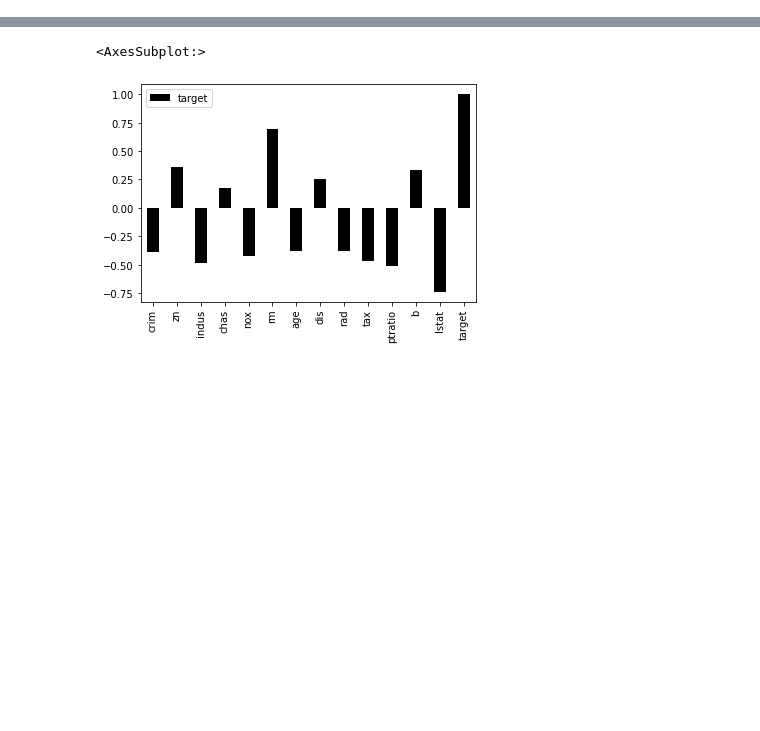
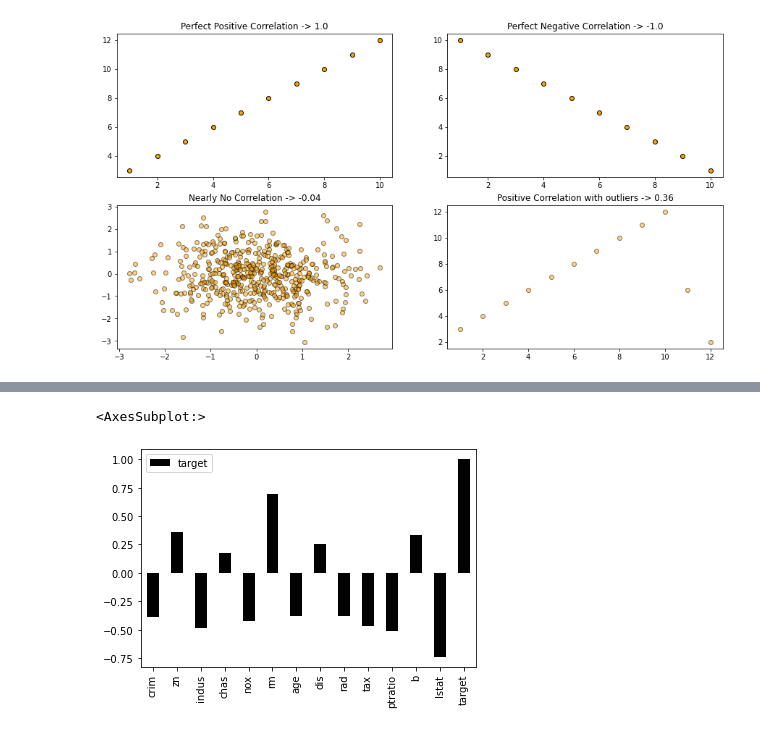
Before and after one commit to shoaibkhanz/Scikit-Learn-a-complete-machine-learning-book, a Jupyter notebook: book/_build/html/_sources/notebooks/chapter1/correlation.ipynb, the cells around one changed output, grey strips where cells are left out. Drawn from its saved outputs; the diff is of its cells as text; code cells hidden in the pictures; blank space fills up the shorter version.

```diff
--- a/book/_build/html/_sources/notebooks/chapter1/correlation.ipynb
+++ b/book/_build/html/_sources/notebooks/chapter1/correlation.ipynb
@@ -19,0 +37,17 @@ from sklearn.datasets import load_boston
+# %%
+# Create different scenarios of correlation
+
+perfect_pos_corr = [(x, x + 2) for x in range(1, 11)]
+pos_corr_outlier = perfect_pos_corr.copy()
+pos_corr_outlier.extend([(11, 6), (12, 2)])
+
+perfect_neg_corr = [
+    (x, y) for x, y in zip(range(1, 11), sorted(range(1, 11), reverse=True))
+]
+np.random.seed(0)
+no_corr = [(np.random.randn(500), np.random.randn(500))]
+
+x1, y1 = zip(*perfect_pos_corr)
+x2, y2 = zip(*perfect_neg_corr)
+x3, y3 = zip(*no_corr)
+x4, y4 = zip(*pos_corr_outlier)
@@ -19,0 +60,15 @@ from sklearn.datasets import load_boston
+# %%
+fig, ((ax1, ax2), (ax3, ax4)) = plt.subplots(nrows=2, ncols=2, figsize=(15, 8))
+ax1.scatter(x1, y1, color="orange", edgecolor="k")
+ax1.set_title(f"Perfect Positive Correlation -> {round(pearsonr(x1,y1)[0],2)}")
+ax2.scatter(x2, y2, color="orange", edgecolor="k")
+ax2.set_title(f"Perfect Negative Correlation -> {round(pearsonr(x2,y2)[0],2)}")
+ax3.scatter(x3, y3, alpha=0.5, color="orange", edgecolor="k")
+ax3.set_title(f"Nearly No Correlation -> {round(pearsonr(x3[0],y3[0])[0],2)}")
+ax4.scatter(x4, y4, alpha=0.5, color="orange", edgecolor="k")
+ax4.set_title(
+    f"Positive Correlation with outliers -> {round(pearsonr(x4,y4)[0],2)}"
+)
+plt.show()
+# %% [output]
+[figure, added]
```
Also changed, not shown: parts of 15 cells of this notebook, 23 other files.
